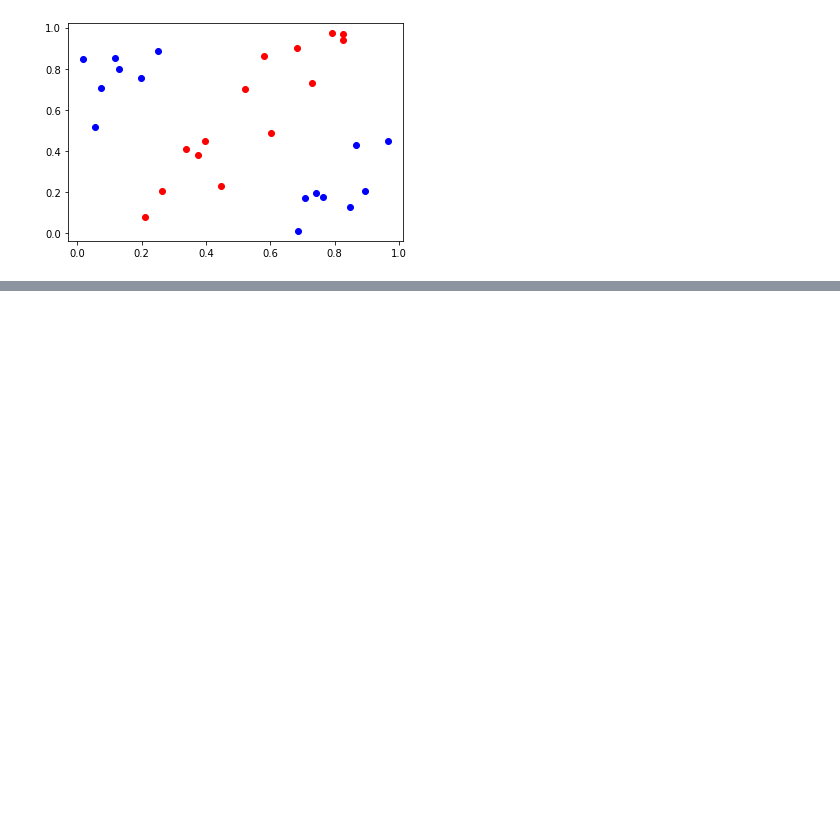
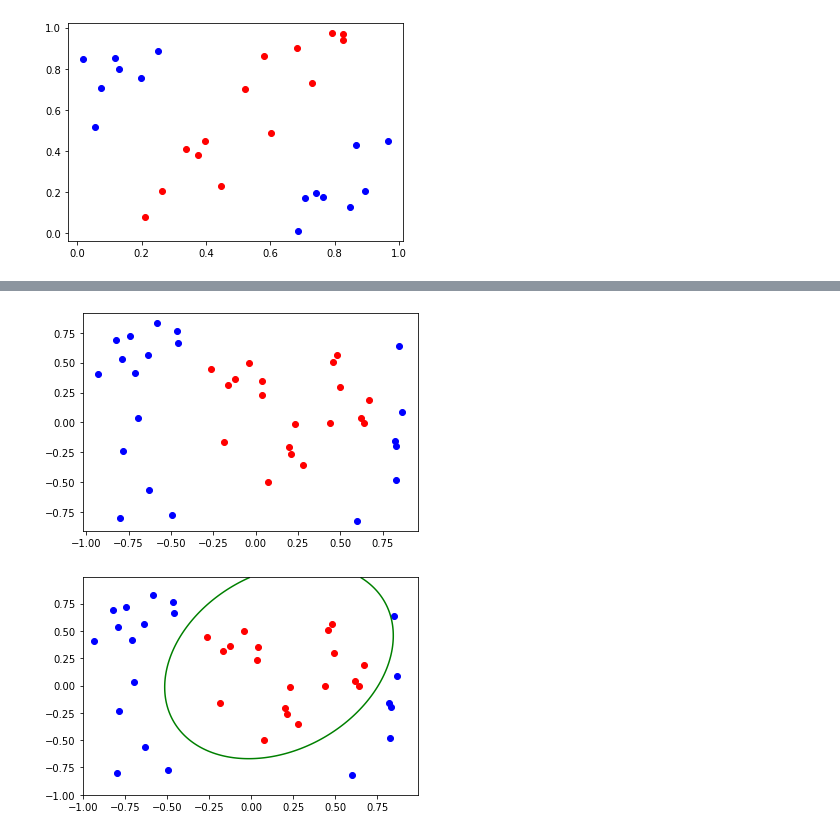
Before and after one commit to YeliseyKlimenko/Perceptron, a Jupyter notebook: Perceptron.ipynb, the cells around one changed output, grey strips where cells are left out. Saved outputs shown, nothing was run; the diff lists cells and outputs as text; code cells hidden in the pictures; blank space fills up the shorter version.

Commit message:
Trained on dataset 2
Trained the perceptron on the 2nd dataset, added a visual representation

```diff
--- a/Perceptron.ipynb
+++ b/Perceptron.ipynb
@@ -126,0 +127,11 @@ plot_p(inside,outside,R,lim)
+# %%
+inside = np.array(file2['inside'])
+outside = np.array(file2['outside'])
+plot_(inside,outside)
+T = class_init(inside, outside)
+R = customPerceptron(C0, T)
+lim = np.array([-1,1])
+plot_p(inside,outside,R,lim)
+# %% [output]
+[figure, added]
+[figure, added]
```
Also changed, not shown: parts of 12 cells of this notebook.
